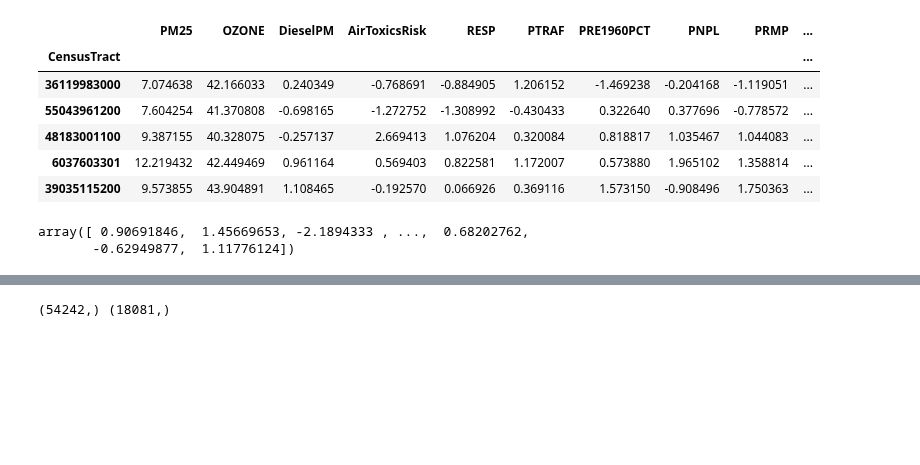
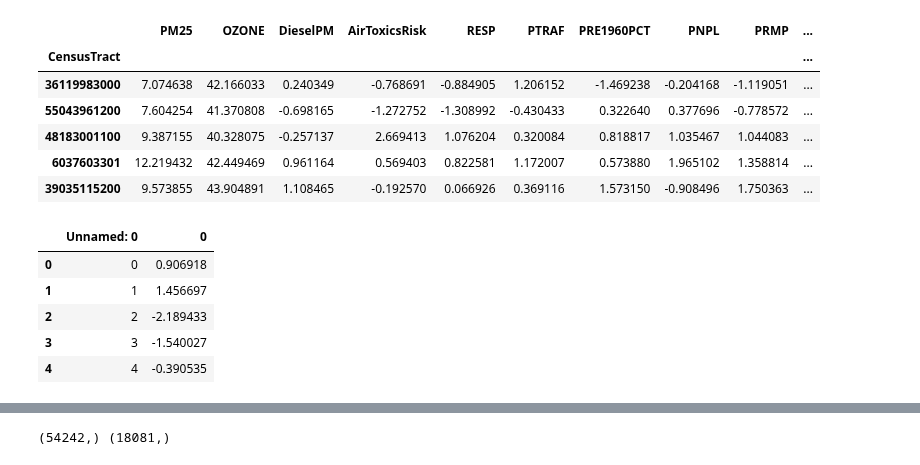
Before and after one commit to keb101/Image-Classification-Indian-Clothing, a Jupyter notebook: Capstone_Two/notebooks/Modeling/Modeling_asthma.ipynb, the cells around one changed output, grey strips where cells are left out. Saved outputs shown, nothing was run; the diff lists cells and outputs as text; code cells hidden in the pictures; blank space fills up the shorter version.

```diff
--- a/Capstone_Two/notebooks/Modeling/Modeling_asthma.ipynb
+++ b/Capstone_Two/notebooks/Modeling/Modeling_asthma.ipynb
@@ -508,8 +449,12 @@ X_test_log.head()
 | 6037603301 | 12.219432 | 42.449469 | 0.961164 | 0.569403 | 0.822581 | 1.172007 | 0.573880 | 1.965102 | 1.358814 | ... |
 | 39035115200 | 9.573855 | 43.904891 | 1.108465 | -0.192570 | 0.066926 | 0.369116 | 1.573150 | -0.908496 | 1.750363 | ... |
 # %%
-y_train_log
+y_train_log.head()
 # %% [output]
-array([ 0.90691846,  1.45669653, -2.1894333 , ...,  0.68202762,
-       -0.62949877,  1.11776124])
+|  | Unnamed: 0 | 0 |
+| 0 | 0 | 0.906918 |
+| 1 | 1 | 1.456697 |
+| 2 | 2 | -2.189433 |
+| 3 | 3 | -1.540027 |
+| 4 | 4 | -0.390535 |
 # %%
```
Also changed, not shown: parts of 33 cells of this notebook, 10 other files.
